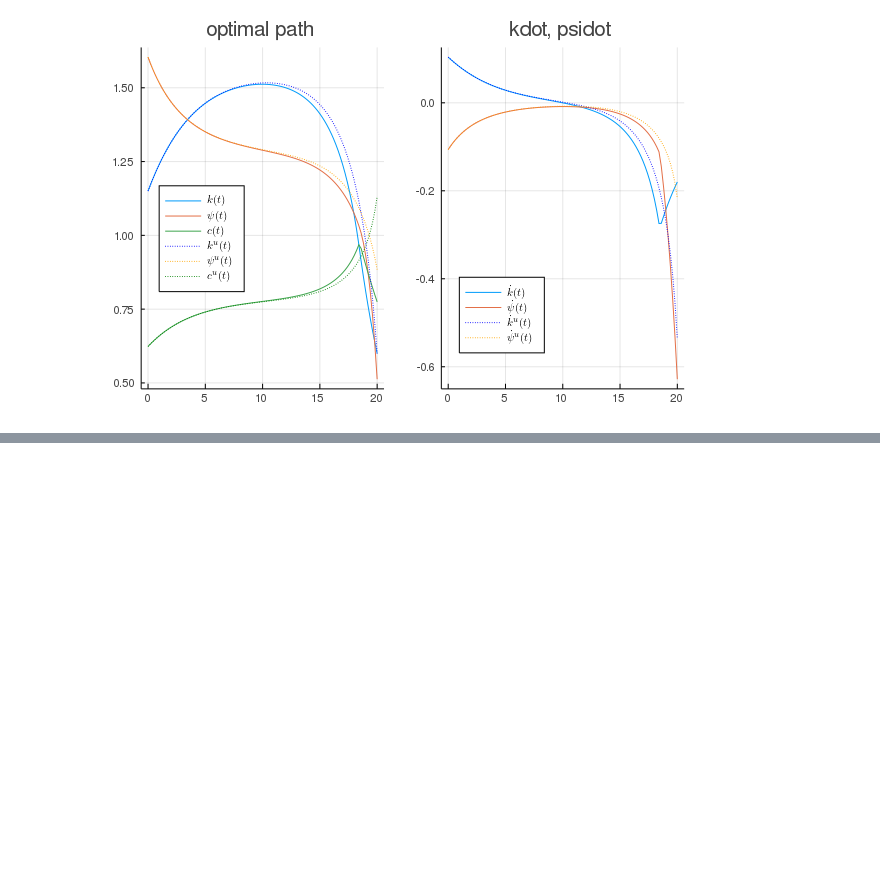
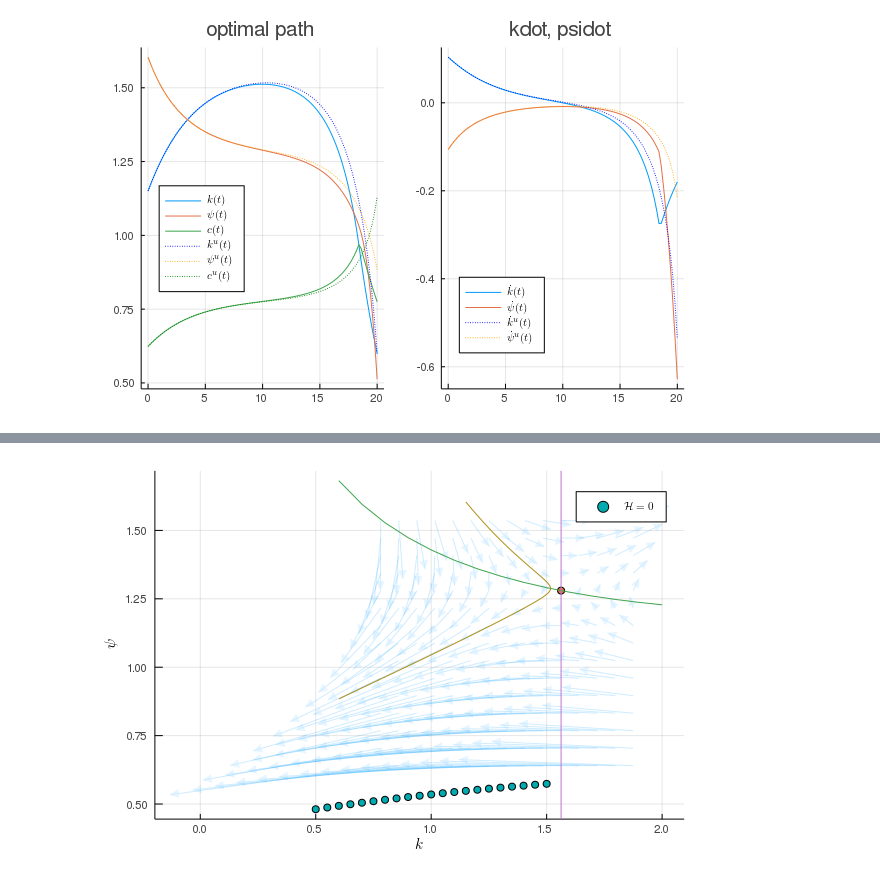
Before and after one commit to ucdavis-are254/Homework06.jl, a Jupyter notebook: Hwk06-soln.ipynb, the cells around one changed output, grey strips where cells are left out. Drawn from its saved outputs; the diff is of its cells as text; code cells hidden in the pictures; blank space fills up the shorter version.

```diff
--- a/Hwk06-soln.ipynb
+++ b/Hwk06-soln.ipynb
@@ -322,0 +289,26 @@ $$
+# %%
+# ----------------------------
+# About the free end-time TVC
+# ----------------------------
+
+# create a new plot
+plt_quiv2 = plot(;legend=:topright, xlabel="\$k\$", ylabel="\$\\psi\$")
+
+# add quivers
+myquiver!(plt_quiv2, umodel; arrow=arrow(:closed), label="Unconstrained", alpha=0.1)
+
+kTs = 0.5 : 0.05 : 1.5
+psiTs = [
+    nlsolve( (res, psiT) -> Homework06.hamiltonian!(res, umodel, TVC(;kstop=k), psiT), [1.0,]).zero[1]
+    for k in kTs
+]
+
+# steady state
+ssk, ssψ = steady_state(umodel)
+scatter!([ssk],[ssψ], label="") # label="SS")
+plot!(kstop(TVC()) : 0.1 : 2, k -> k_nullcline(umodel,k); label="") # "\$\\dot k = 0\$")
+vline!([ssk,]; label="") # "\$\\dot \\psi = 0\$")
+plot!(kpath(sol3u), ψpath(sol3u), label = "") # "\$T=$(tmax(tvc1))\$")
+scatter!(kTs, psiTs, label="\$\\mathcal H = 0\$")
+# %% [output]
+[figure, added]
```
Also changed, not shown: parts of 6 cells of this notebook, 2 other files.
